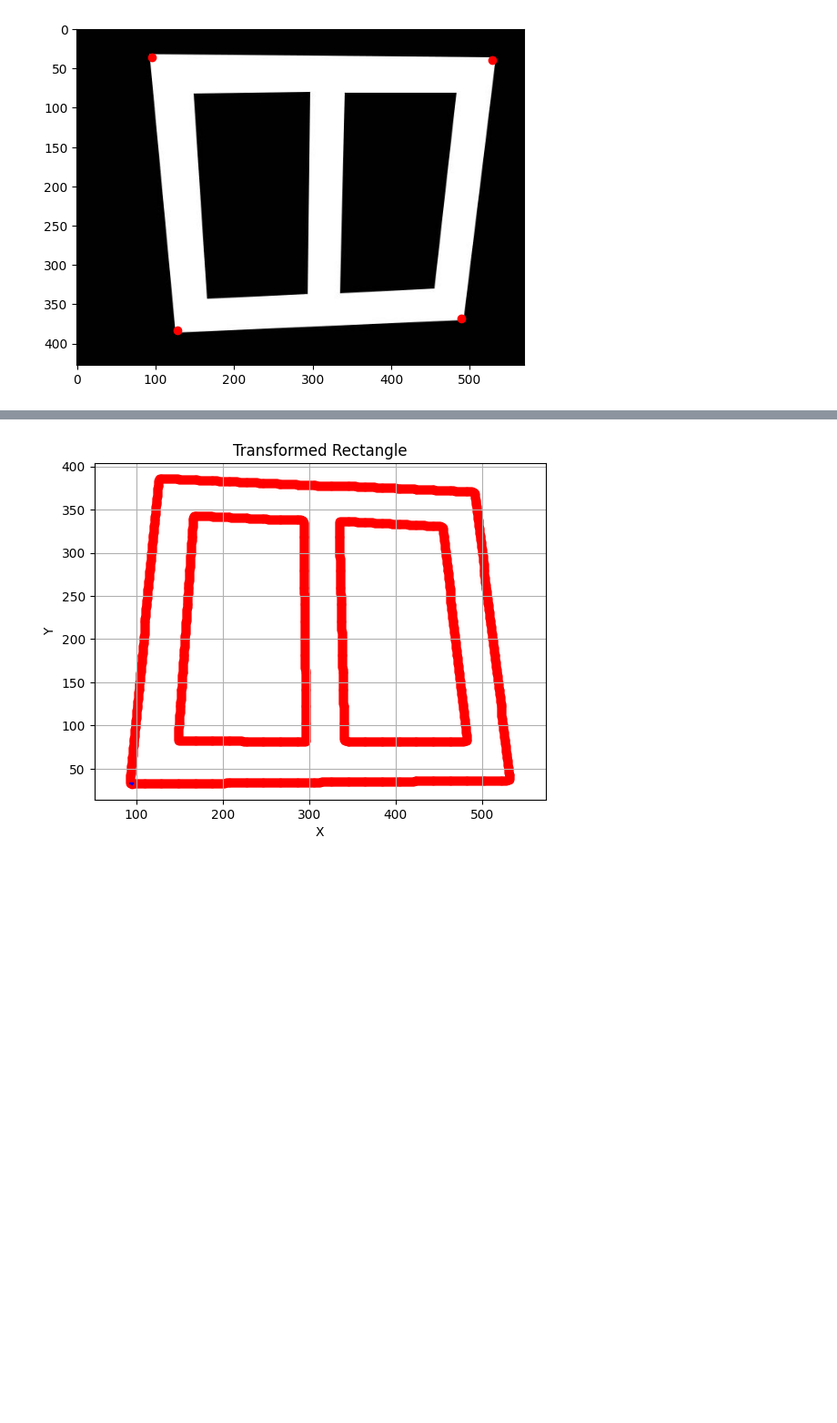
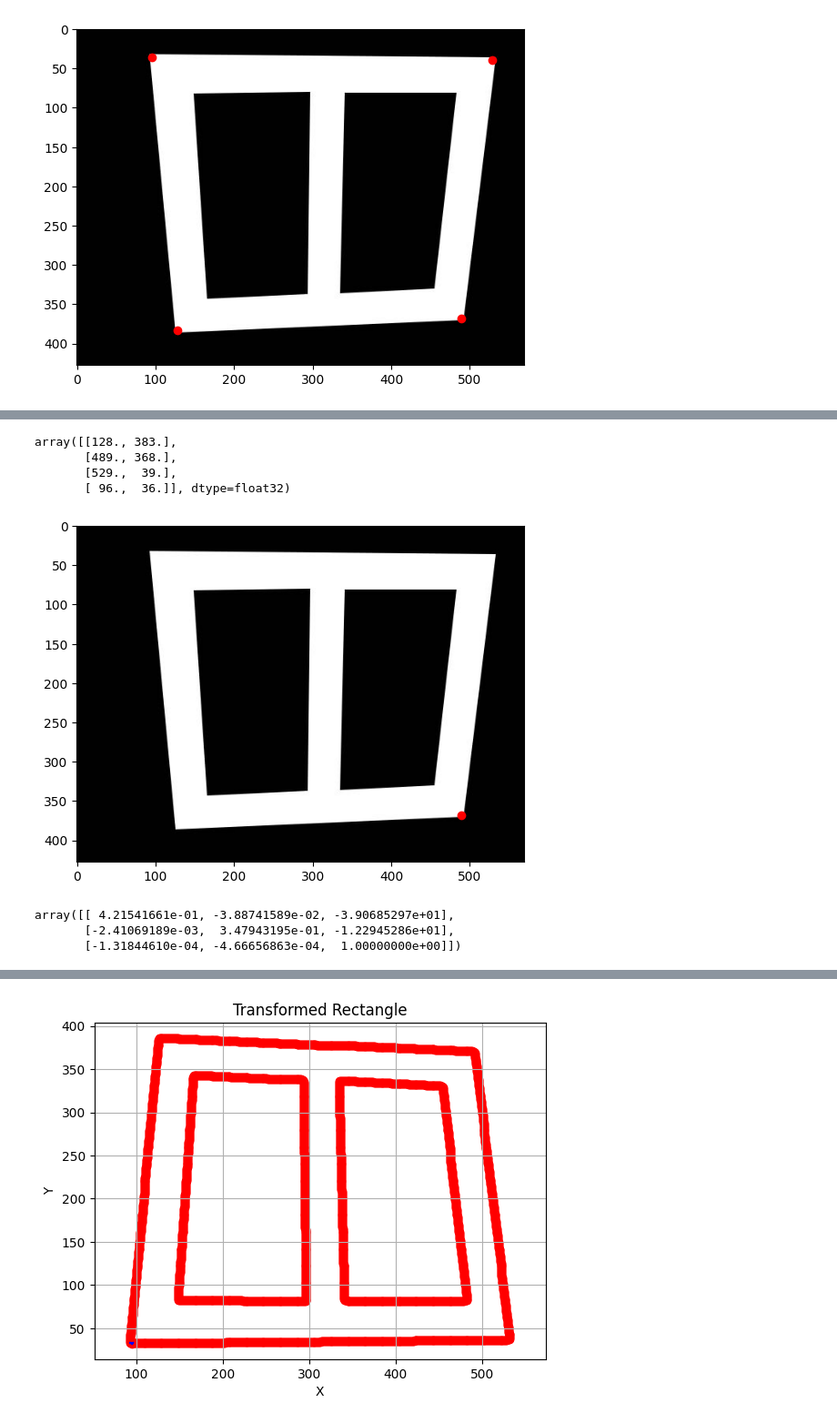
Before and after one commit to JanMeow/ML-cases, a Jupyter notebook: 0817_SAM_Perspective_Adjustment.ipynb, the cells around one changed output, grey strips where cells are left out. Shown at 91% size. Drawn from its saved outputs; the diff is of its cells as text; code cells hidden in the pictures; blank space fills up the shorter version.

```diff
--- a/0817_SAM_Perspective_Adjustment.ipynb
+++ b/0817_SAM_Perspective_Adjustment.ipynb
@@ -300,3 +354,21 @@ plt.show()
+# %%
+corners
+# %% [output]
+array([[128., 383.],
+       [489., 368.],
+       [529.,  39.],
+       [ 96.,  36.]], dtype=float32)
+# %%
+# Plot the image
+plt.imshow(ref_image)
+
+# Plot the points as red dots
+plt.scatter(489, 368, color='red', marker='o')
+
+# Show the plot
+plt.show()
+# %% [output]
+[figure, added]
 # %%
 #Perspective transformation
 import numpy
@@ -326,3 +398,9 @@ white_pixel_mask = edges_array == 255
 
 # Get the positions of white pixels
 white_pixel_positions = np.argwhere(white_pixel_mask)
+# %%
+transformation_matrix
+# %% [output]
+array([[ 4.21541661e-01, -3.88741589e-02, -3.90685297e+01],
+       [-2.41069189e-03,  3.47943195e-01, -1.22945286e+01],
+       [-1.31844610e-04, -4.66656863e-04,  1.00000000e+00]])
```
Also changed, not shown: parts of 14 cells of this notebook.
